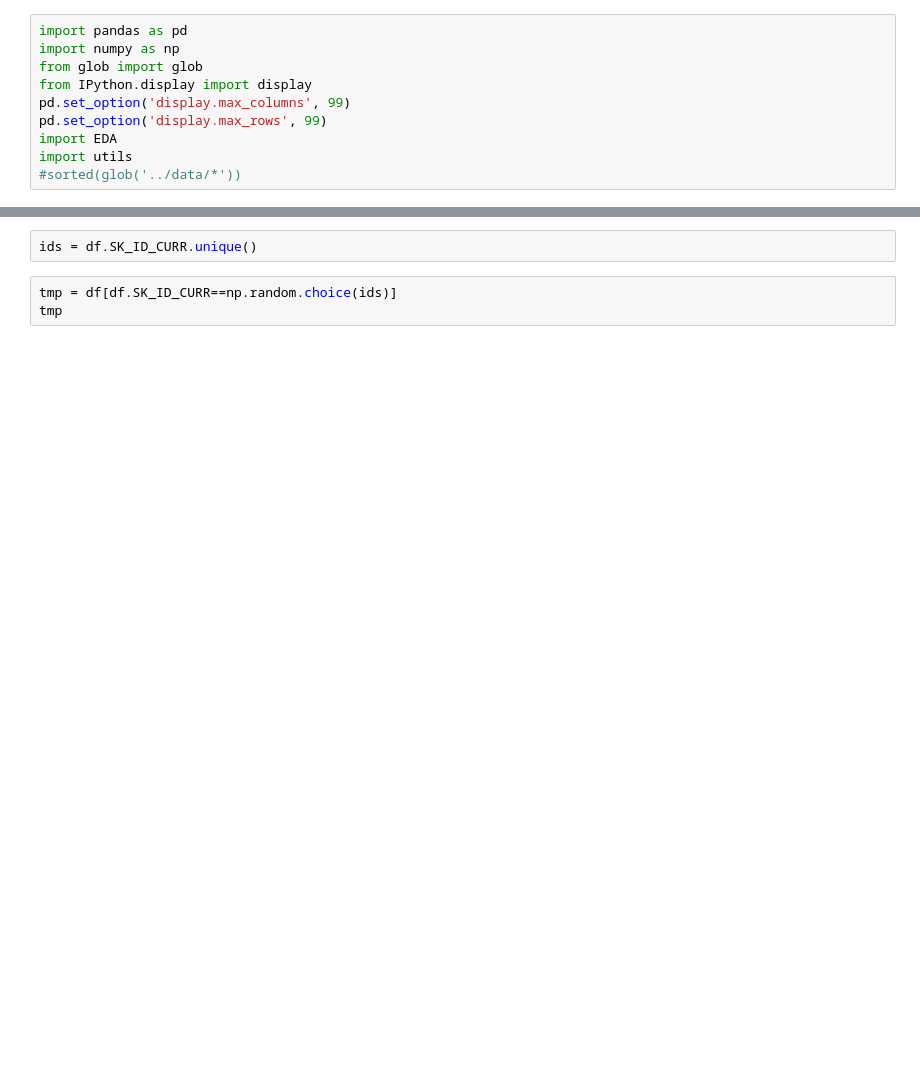
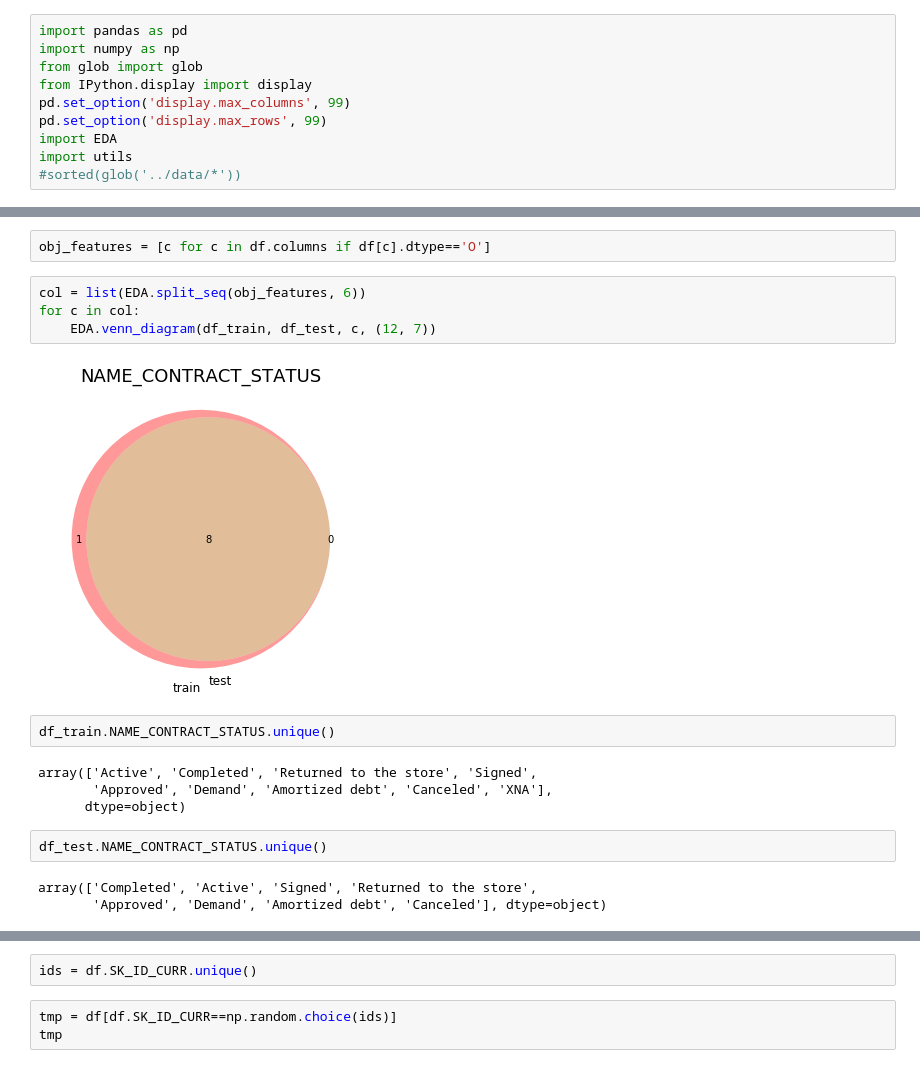
Before and after one commit to KazukiOnodera/Home-Credit-Default-Risk, a Jupyter notebook: py/EDA_004_POS_CASH_balance.ipynb, the cells around one changed output, grey strips where cells are left out. Drawn from its saved outputs; the diff is of its cells as text; blank space fills up the shorter version.

```diff
--- a/py/EDA_004_POS_CASH_balance.ipynb
+++ b/py/EDA_004_POS_CASH_balance.ipynb
@@ -33,0 +55,19 @@ Shape: (10001358, 8)
+# %%
+obj_features = [c for c in df.columns if df[c].dtype=='O']
+# %%
+col = list(EDA.split_seq(obj_features, 6))
+for c in col:
+    EDA.venn_diagram(df_train, df_test, c, (12, 7))
+# %% [output]
+[figure, added]
+# %%
+df_train.NAME_CONTRACT_STATUS.unique()
+# %% [output]
+array(['Active', 'Completed', 'Returned to the store', 'Signed',
+       'Approved', 'Demand', 'Amortized debt', 'Canceled', 'XNA'],
+      dtype=object)
+# %%
+df_test.NAME_CONTRACT_STATUS.unique()
+# %% [output]
+array(['Completed', 'Active', 'Signed', 'Returned to the store',
+       'Approved', 'Demand', 'Amortized debt', 'Canceled'], dtype=object)
```
Also changed, not shown: parts of 9 cells of this notebook, 12 other files.
